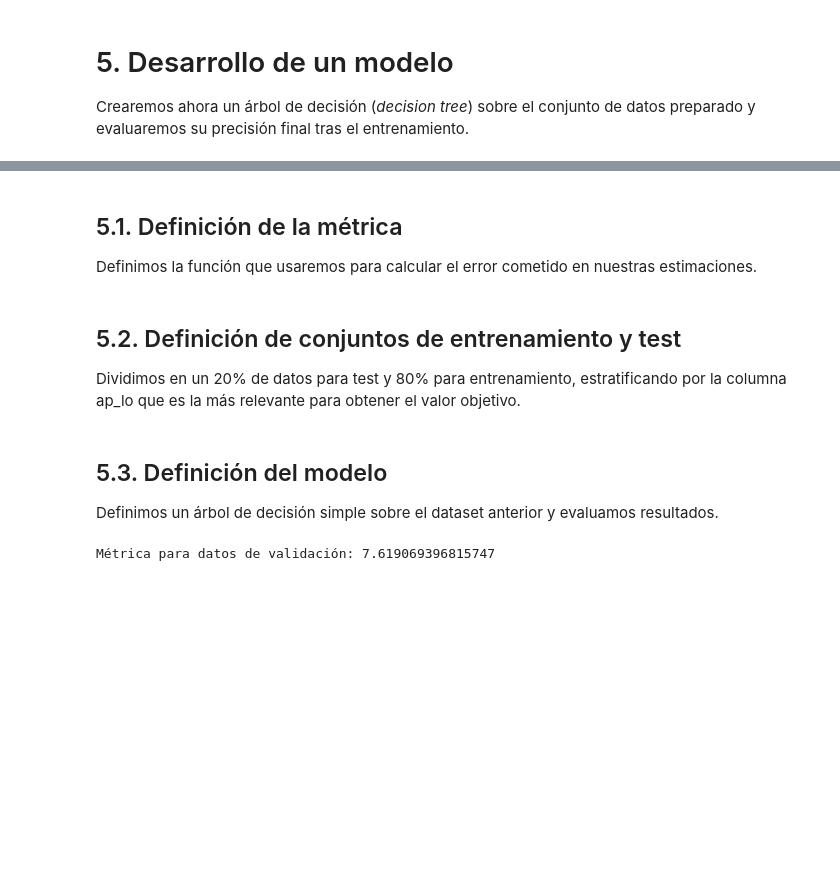
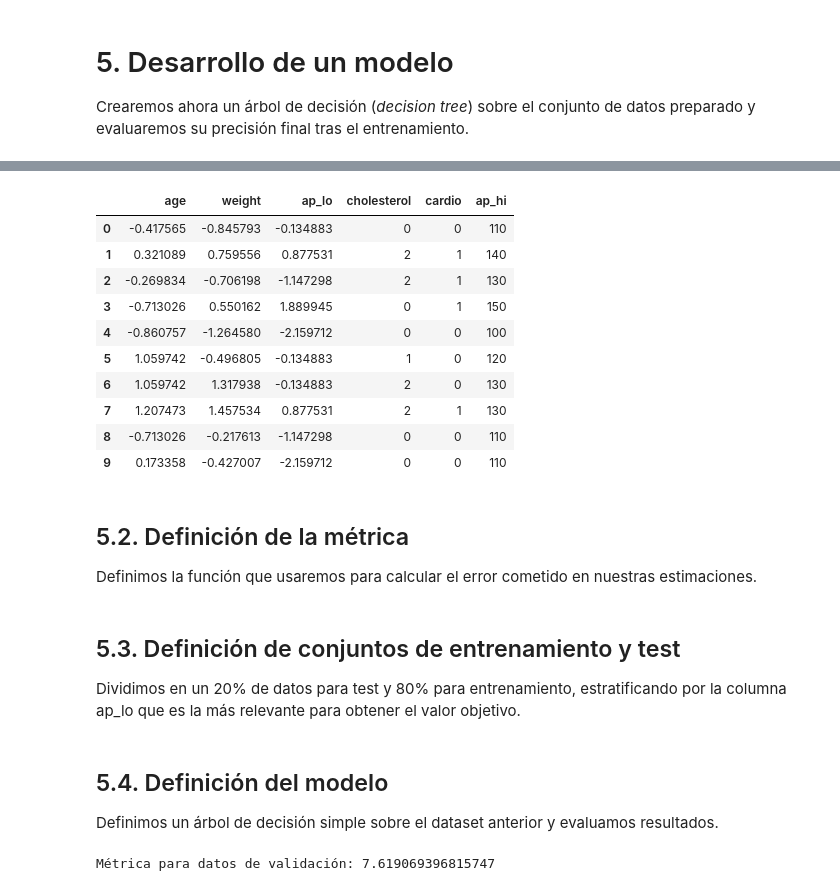
Before and after one commit to nachoiborraIES/ejemplos_curso_ciencia_datos_python, a Jupyter notebook: 07 - Anexos/Ejercicio_Salud_ML.ipynb, the cells around one changed output, grey strips where cells are left out. Drawn from its saved outputs; the diff is of its cells as text; code cells hidden in the pictures; blank space fills up the shorter version.

```diff
--- a/07 - Anexos/Ejercicio_Salud_ML.ipynb
+++ b/07 - Anexos/Ejercicio_Salud_ML.ipynb
@@ -358,18 +326,54 @@ Crearemos ahora un árbol de decisión (*decision tree*) sobre el conjunto de da
+# %%
+'''
+Método manual
+
+media_edad = datos['age'].mean()
+std_edad = datos['age'].std()
+media_peso = datos['weight'].mean()
+std_peso = datos['weight'].std()
+media_ap_lo = datos['ap_lo'].mean()
+std_ap_lo = datos['ap_lo'].std()
+
+# Escalamos la edad
+datos['age'] = (datos['age'] - media_edad) / std_edad
+# Escalamos el peso
+datos['weight'] = (datos['weight'] - media_peso) / std_peso
+# Escalamos la presión baja
+datos['ap_lo'] = (datos['ap_lo'] - media_ap_lo) / std_ap_lo
+'''
+
+from sklearn.preprocessing import StandardScaler
+scaler = StandardScaler()
+datos[['age', 'weight', 'ap_lo']] = scaler.fit_transform(datos[['age', 'weight', 'ap_lo']])
+
+datos.head(10)
+# %% [output]
+|  | age | weight | ap_lo | cholesterol | cardio | ap_hi |
+| 0 | -0.417565 | -0.845793 | -0.134883 | 0 | 0 | 110 |
+| 1 | 0.321089 | 0.759556 | 0.877531 | 2 | 1 | 140 |
+| 2 | -0.269834 | -0.706198 | -1.147298 | 2 | 1 | 130 |
+| 3 | -0.713026 | 0.550162 | 1.889945 | 0 | 1 | 150 |
+| 4 | -0.860757 | -1.264580 | -2.159712 | 0 | 0 | 100 |
+| 5 | 1.059742 | -0.496805 | -0.134883 | 1 | 0 | 120 |
+| 6 | 1.059742 | 1.317938 | -0.134883 | 2 | 0 | 130 |
+| 7 | 1.207473 | 1.457534 | 0.877531 | 2 | 1 | 130 |
+| 8 | -0.713026 | -0.217613 | -1.147298 | 0 | 0 | 110 |
+| 9 | 0.173358 | -0.427007 | -2.159712 | 0 | 0 | 110 |
 # %% [markdown]
-## 5.1. Definición de la métrica
+## 5.2. Definición de la métrica
 
 Definimos la función que usaremos para calcular el error cometido en nuestras estimaciones.
 # %%
 def metrica(valores_reales, valores_predichos):
     return mean_absolute_error(valores_reales, valores_predichos)
 # %% [markdown]
-## 5.2. Definición de conjuntos de entrenamiento y test
+## 5.3. Definición de conjuntos de entrenamiento y test
 
 Dividimos en un 20% de datos para test y 80% para entrenamiento, estratificando por la columna ap_lo que es la más relevante para obtener el valor objetivo.
 # %%
 df_train, df_val = train_test_split(datos, test_size=0.2, random_state=12)
 # %% [markdown]
-## 5.3. Definición del modelo
+## 5.4. Definición del modelo
 
 Definimos un árbol de decisión simple sobre el dataset anterior y evaluamos resultados.
 # %%
```
Also changed, not shown: parts of 7 cells of this notebook, 3 other files.
